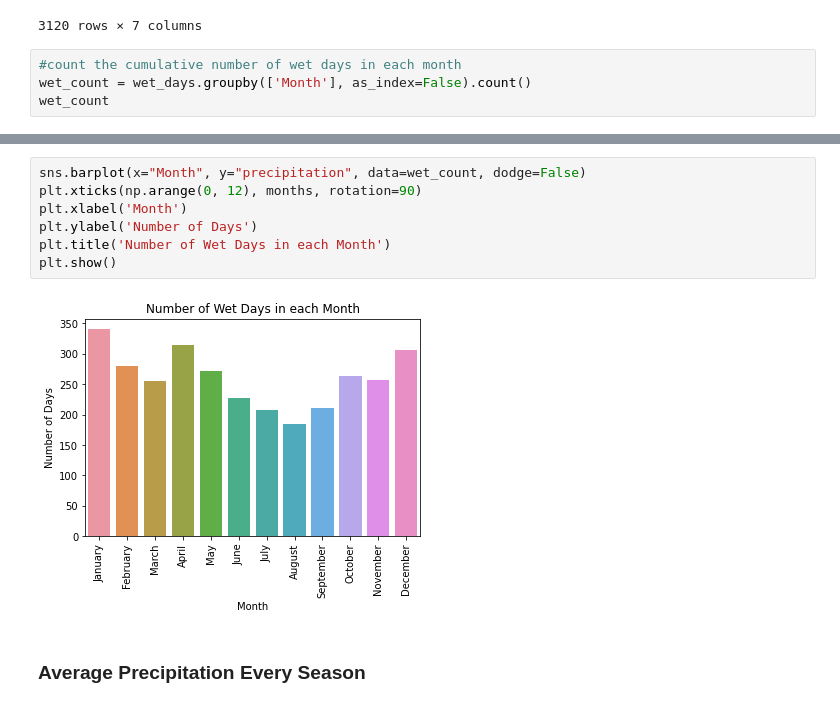
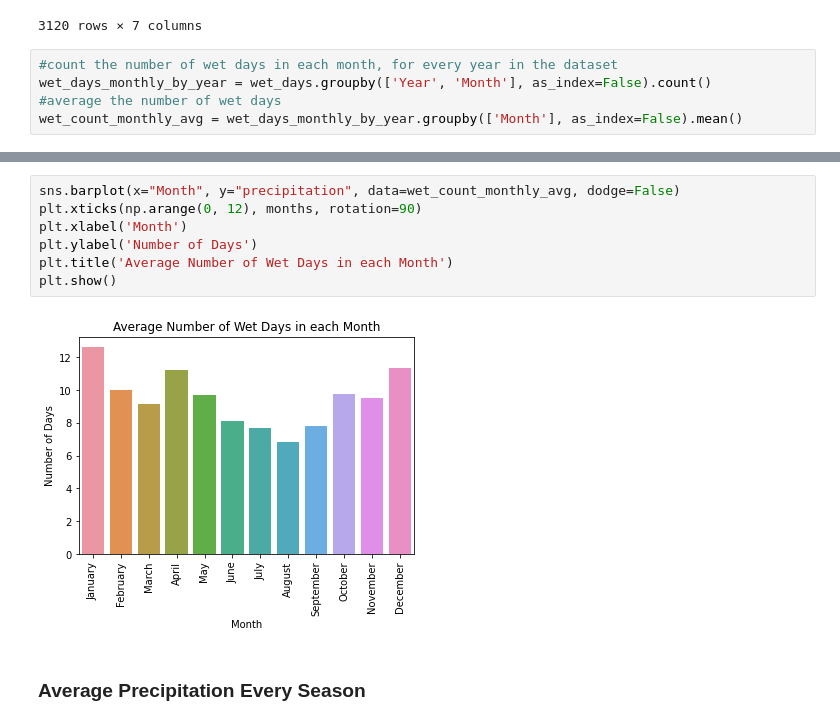
Before and after one commit to sampso29/Toronto-Rain-Prediction-, a Jupyter notebook: Final - Toronto Rain Prediction (Updated Notebook - Project Recommendations).ipynb, the cells around one changed output, grey strips where cells are left out. Cells and saved outputs as stored; diff of their text form.

Commit message:
updated calculated values in EDA section
- changed number of rainy day measures from cumulative sums to average number of days

```diff
--- a/Final - Toronto Rain Prediction (Updated Notebook - Project Recommendations).ipynb
+++ b/Final - Toronto Rain Prediction (Updated Notebook - Project Recommendations).ipynb
@@ -1004,6 +1003,7 @@ wet_days
 | 9988 | 1994-02-23 | 9.40 | 1.00 | 1994 | 2 | 1 | 8 |
 3120 rows × 7 columns
 # %%
-#count the cumulative number of wet days in each month
-wet_count = wet_days.groupby(['Month'], as_index=False).count()
-wet_count
+#count the number of wet days in each month, for every year in the dataset
+wet_days_monthly_by_year = wet_days.groupby(['Year', 'Month'], as_index=False).count()
+#average the number of wet days
+wet_count_monthly_avg = wet_days_monthly_by_year.groupby(['Month'], as_index=False).mean()
@@ -1024,12 +1010,12 @@ wet_count
 # %%
-sns.barplot(x="Month", y="precipitation", data=wet_count, dodge=False)
+sns.barplot(x="Month", y="precipitation", data=wet_count_monthly_avg, dodge=False)
 plt.xticks(np.arange(0, 12), months, rotation=90)
 plt.xlabel('Month')
 plt.ylabel('Number of Days')
-plt.title('Number of Wet Days in each Month')
+plt.title('Average Number of Wet Days in each Month')
 plt.show()
 # %% [output]
-[figure, old version]
+[figure, new version]
 # %% [markdown]
 ### Average Precipitation Every Season
 # %%
```
Also changed, not shown: parts of 6 cells of this notebook.
